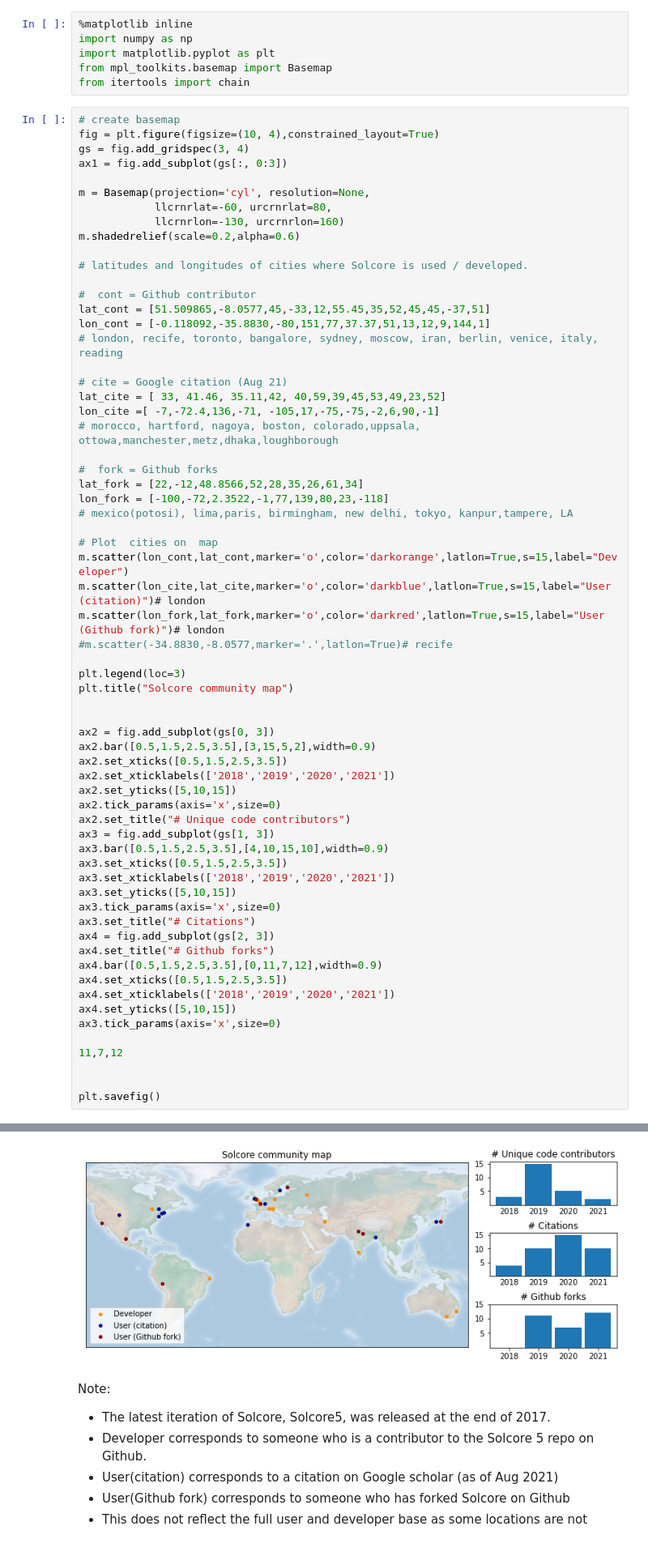
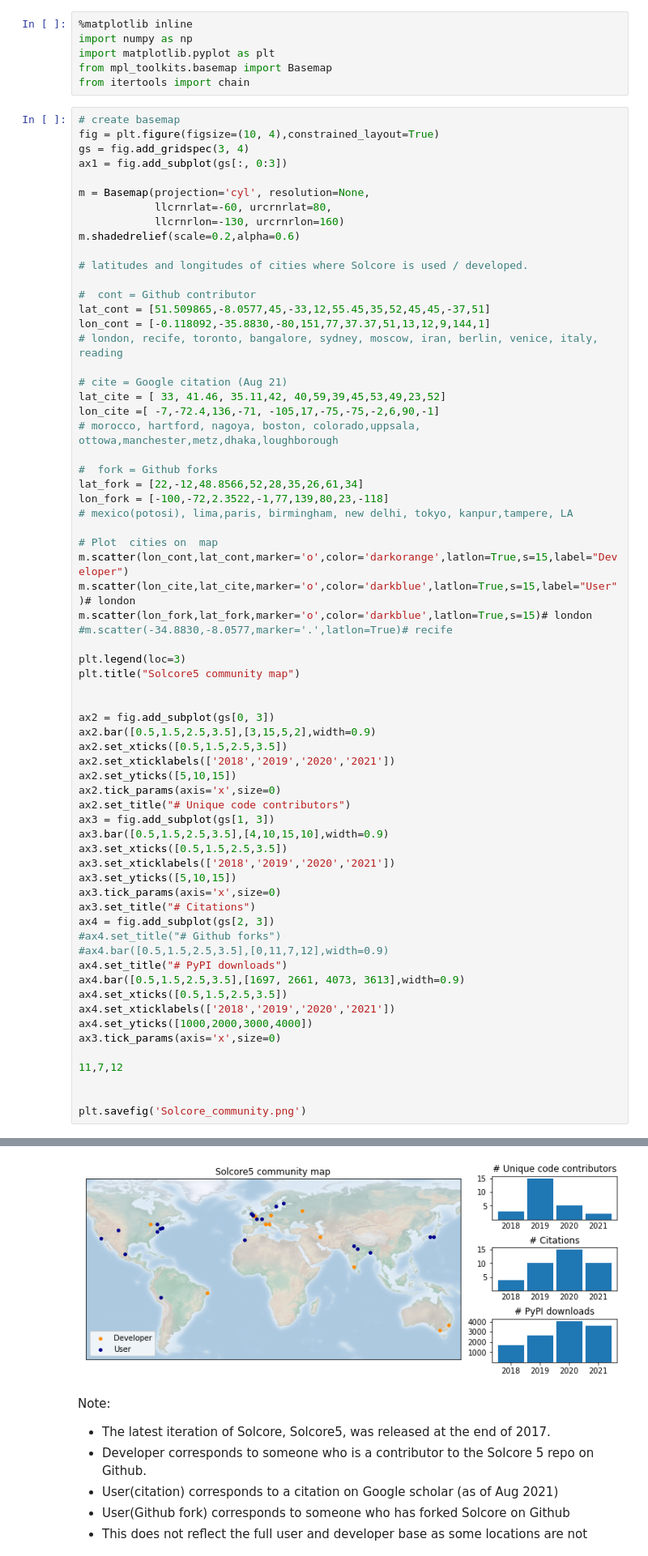
Before and after one commit to lucydot/solcore_community, a Jupyter notebook: Solcore_map.ipynb, the cells around one changed output, grey strips where cells are left out. Shown at 81% size. Drawn from its saved outputs; the diff is of its cells as text.

Commit message:
inclue  PyPI data,less on github fork data

```diff
--- a/Solcore_map.ipynb
+++ b/Solcore_map.ipynb
@@ -36,12 +36,12 @@ lon_fork = [-100,-72,2.3522,-1,77,139,80,23,-118]
 
 # Plot  cities on  map
 m.scatter(lon_cont,lat_cont,marker='o',color='darkorange',latlon=True,s=15,label="Developer")
-m.scatter(lon_cite,lat_cite,marker='o',color='darkblue',latlon=True,s=15,label="User (citation)")# london
-m.scatter(lon_fork,lat_fork,marker='o',color='darkred',latlon=True,s=15,label="User (Github fork)")# london
+m.scatter(lon_cite,lat_cite,marker='o',color='darkblue',latlon=True,s=15,label="User")# london
+m.scatter(lon_fork,lat_fork,marker='o',color='darkblue',latlon=True,s=15)# london
 #m.scatter(-34.8830,-8.0577,marker='.',latlon=True)# recife
 
 plt.legend(loc=3)
-plt.title("Solcore community map")
+plt.title("Solcore5 community map")
 
 
 ax2 = fig.add_subplot(gs[0, 3])
@@ -59,15 +59,17 @@ ax3.set_yticks([5,10,15])
 ax3.tick_params(axis='x',size=0)
 ax3.set_title("# Citations")
 ax4 = fig.add_subplot(gs[2, 3])
-ax4.set_title("# Github forks")
-ax4.bar([0.5,1.5,2.5,3.5],[0,11,7,12],width=0.9)
+#ax4.set_title("# Github forks")
+#ax4.bar([0.5,1.5,2.5,3.5],[0,11,7,12],width=0.9)
+ax4.set_title("# PyPI downloads")
+ax4.bar([0.5,1.5,2.5,3.5],[1697, 2661, 4073, 3613],width=0.9)
 ax4.set_xticks([0.5,1.5,2.5,3.5])
 ax4.set_xticklabels(['2018','2019','2020','2021'])
-ax4.set_yticks([5,10,15])
+ax4.set_yticks([1000,2000,3000,4000])
 ax3.tick_params(axis='x',size=0)
 
 11,7,12
 
 
-plt.savefig()
+plt.savefig('Solcore_community.png')
 # %% [output]
@@ -75,4 +76,4 @@ plt.savefig()
-[figure, old version]
+[figure, new version]
 # %% [markdown]
 Note:
 - The latest iteration of Solcore, Solcore5, was released at the end of 2017.
```
Also changed, not shown: parts of 1 cell of this notebook, 1 other file.
